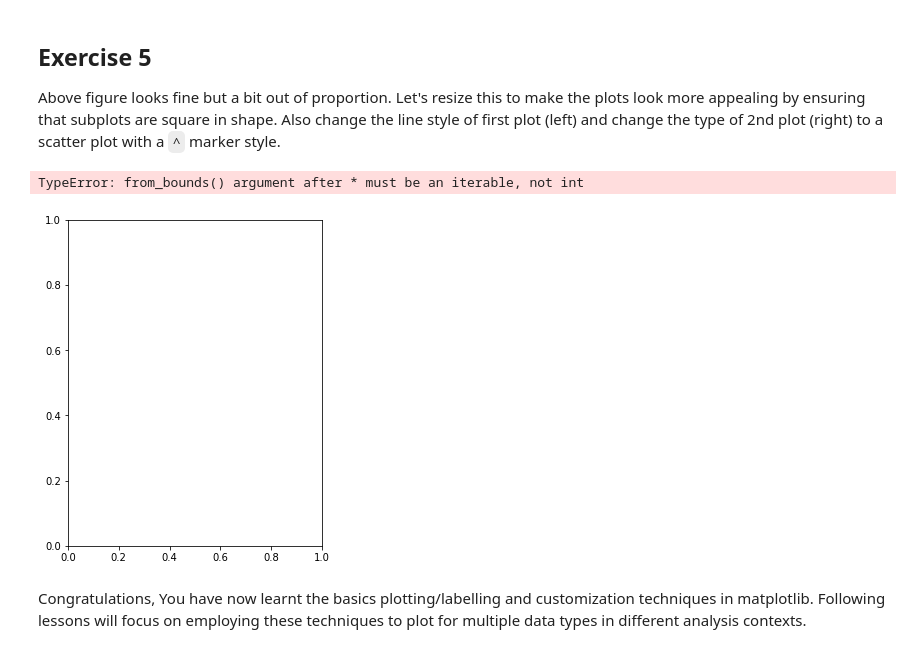
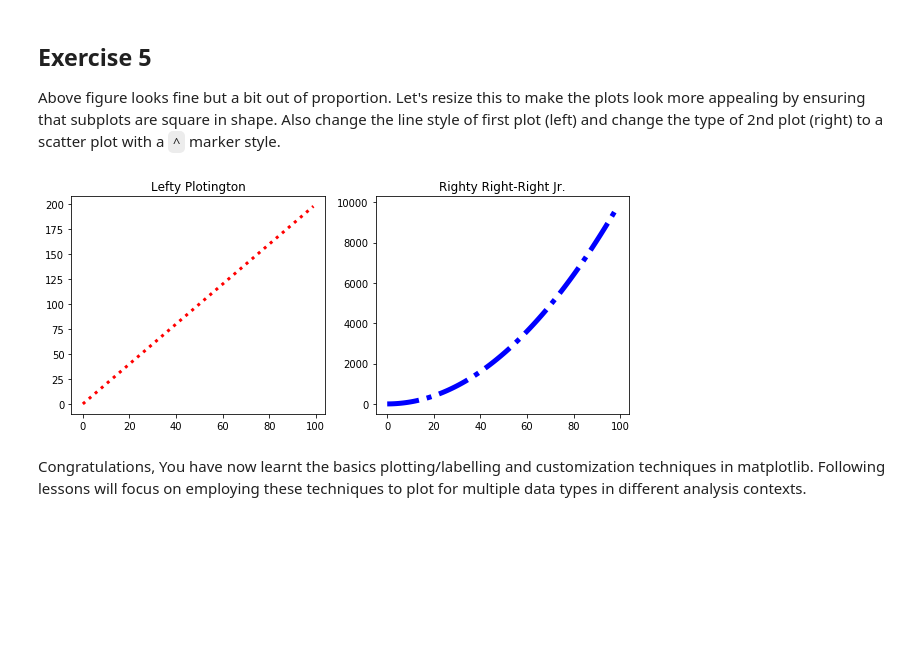
Before and after one commit to jnawjux/dsc-1-03-13-customizing-visualizations-with-matplotlib-lab-seattle-ds-career-040119, a Jupyter notebook: index.ipynb, the cells around one changed output. Cells and saved outputs as stored; diff of their text form; code cells hidden in the pictures; blank space fills up the shorter version.

```diff
--- a/index.ipynb
+++ b/index.ipynb
@@ -152,17 +152,16 @@ plt.show()
 
 Above figure looks fine but a bit out of proportion. Let's resize this to make the plots look more appealing by ensuring that subplots are square in shape. Also change the line style of first plot (left) and change the type of 2nd plot (right) to a scatter plot with a `^` marker style.
 # %%
-figs = plt.figure(figsize=(10,6))
+figs = plt.figure(figsize=(10,4))
 ax1 = figs.add_subplot(121)
-ax2 = figs.add_axes(122)
+ax2 = figs.add_subplot(122)
 ax1.plot(x, y, c='red', linewidth=3, linestyle=':')
 ax2.plot(x,z, c= 'blue', linewidth=5, linestyle='-.')
 ax1.set_title('Lefty Plotington')
 ax2.set_title('Righty Right-Right Jr.')
 plt.show()
 # %% [output]
-TypeError: from_bounds() argument after * must be an iterable, not int
-[figure, old version]
+[figure, new version]
 # %% [markdown]
 Congratulations, You have now learnt the basics plotting/labelling and customization techniques in matplotlib. Following lessons will focus on employing these techniques to plot for multiple data types in different analysis contexts.
 # %% [markdown]
```
